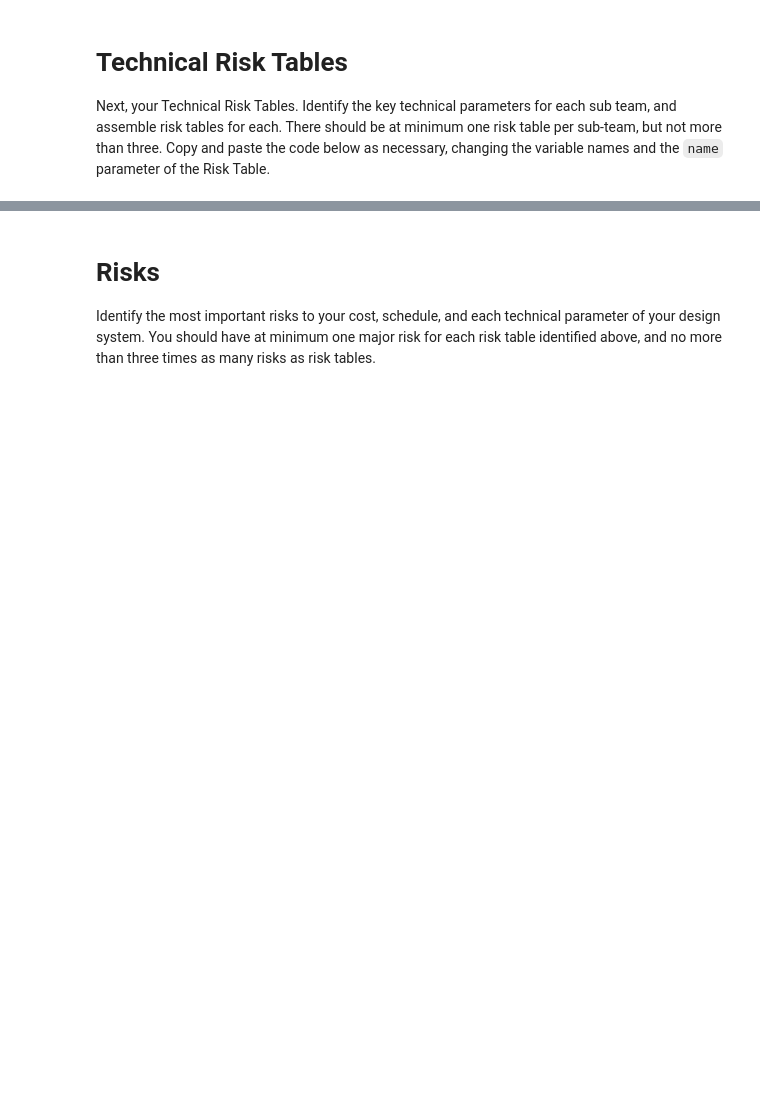
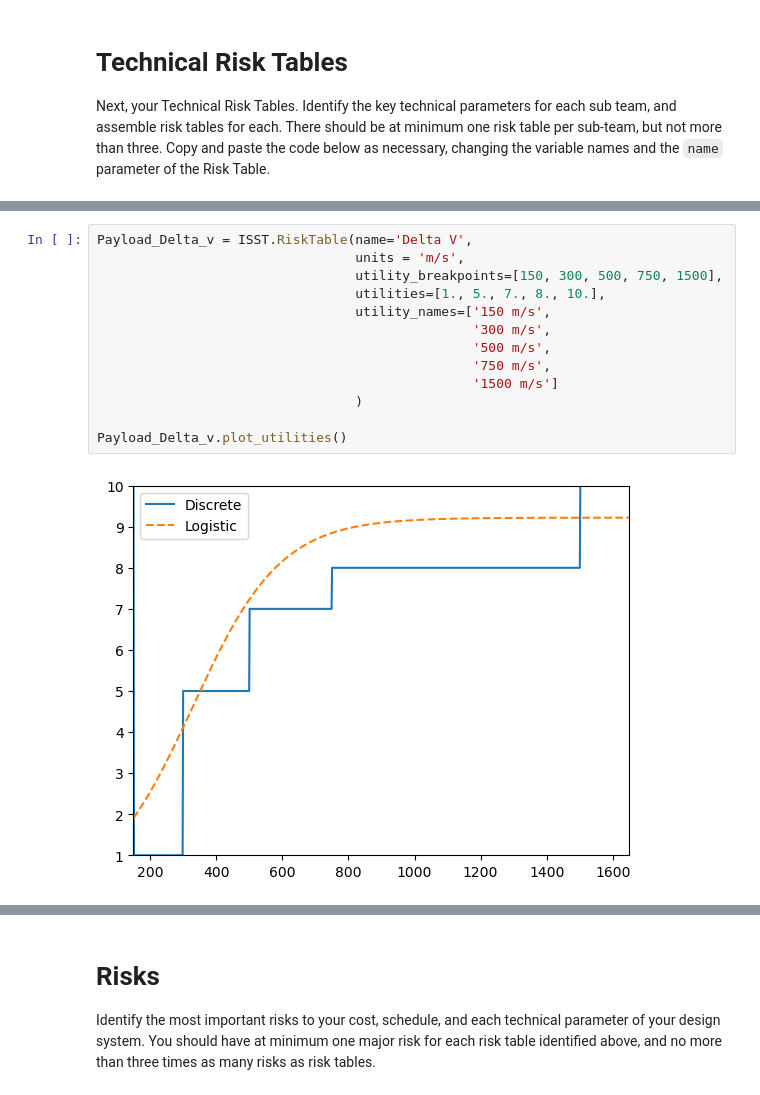
Before and after one commit to brodyl2/AE443-Asterix-Space, a Jupyter notebook: Notebooks/Homework/Team Update 5.ipynb, the cells around one changed output, grey strips where cells are left out. Drawn from its saved outputs; the diff is of its cells as text; blank space fills up the shorter version.

```diff
--- a/Notebooks/Homework/Team Update 5.ipynb
+++ b/Notebooks/Homework/Team Update 5.ipynb
@@ -154,0 +96,15 @@ Payload_Mass.plot_utilities()
+# %%
+Payload_Delta_v = ISST.RiskTable(name='Delta V',
+                                 units = 'm/s',
+                                 utility_breakpoints=[150, 300, 500, 750, 1500],
+                                 utilities=[1., 5., 7., 8., 10.],
+                                 utility_names=['150 m/s',
+                                                '300 m/s',
+                                                '500 m/s',
+                                                '750 m/s',
+                                                '1500 m/s']
+                                 )
+
+Payload_Delta_v.plot_utilities()
+# %% [output]
+[figure, added]
```
Also changed, not shown: parts of 32 cells of this notebook, 9 other files.
